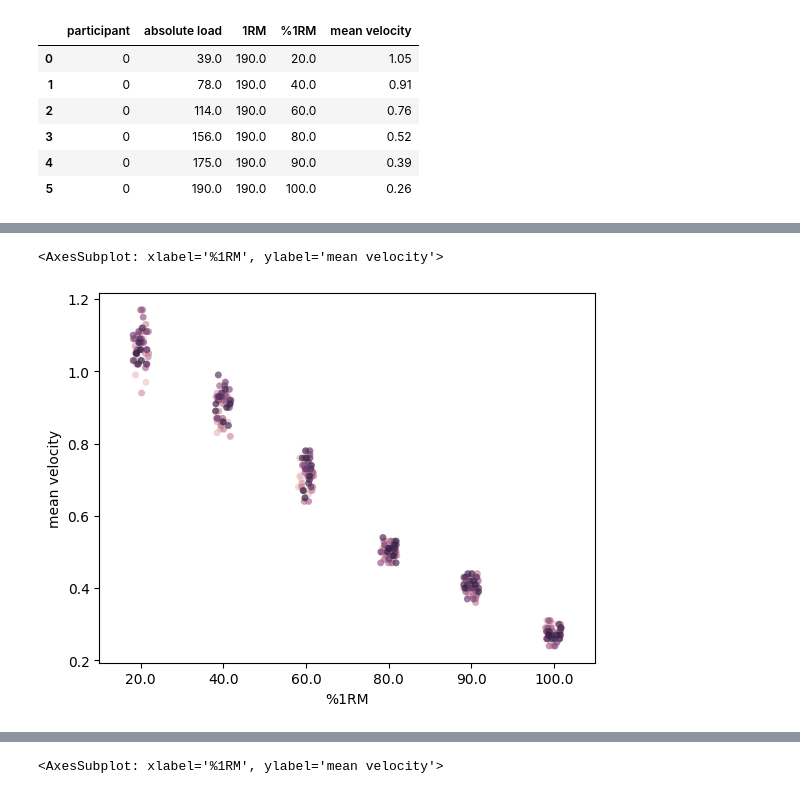
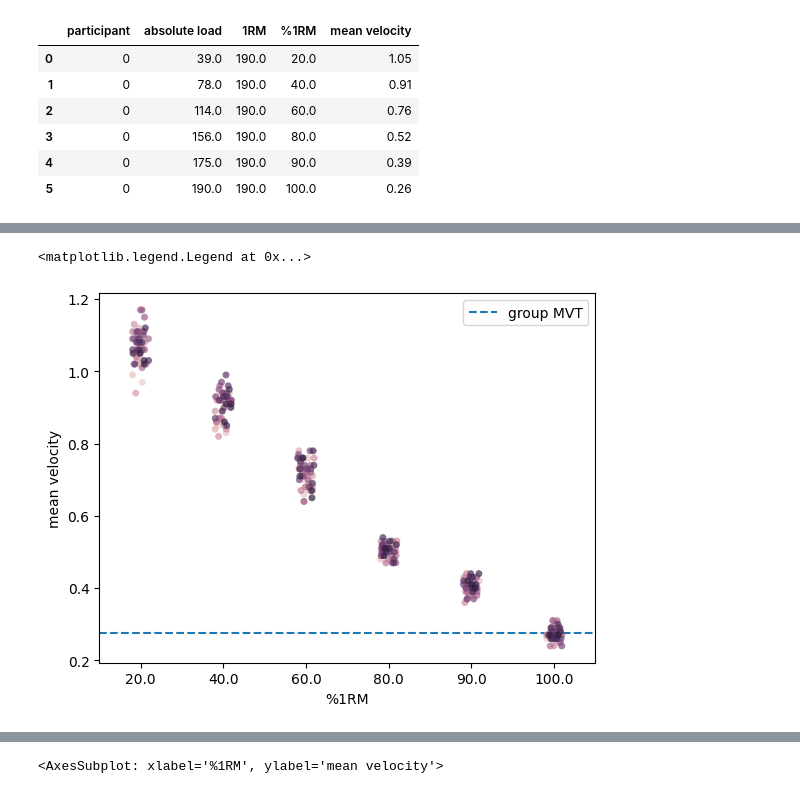
Before and after one commit to silvhua/lighthouse-capstone-project, a Jupyter notebook: notebooks/2022-11-20 EDA and linear regression.ipynb, the cells around one changed output, grey strips where cells are left out. Saved outputs shown, nothing was run; the diff lists cells and outputs as text; code cells hidden in the pictures.

```diff
--- a/notebooks/2022-11-20 EDA and linear regression.ipynb
+++ b/notebooks/2022-11-20 EDA and linear regression.ipynb
@@ -157,8 +225,12 @@ sns.scatterplot(data=reshape_group_df(df_fw), x='absolute load', y='mean velocit
 # %%
-sns.stripplot(data=reshape_group_df(df_fw), x='%1RM', y='mean velocity',
-    alpha=0.7,
-    hue='participant',legend=False
-)
+# ax = sns.stripplot(data=reshape_group_df(df_fw), x='%1RM', y='mean velocity',
+#     alpha=0.7,
+#     hue='participant',legend=False
+# )
+
+# ax.axhline(y=df_fw['100%MV'].mean(),
+#     label='group MVT',ls='--')
+# ax.legend()
 # %% [output]
-<AxesSubplot: xlabel='%1RM', ylabel='mean velocity'>
+<matplotlib.legend.Legend at 0x...>
-[figure, old version]
+[figure, new version]
```
Also changed, not shown: parts of 44 cells of this notebook.
